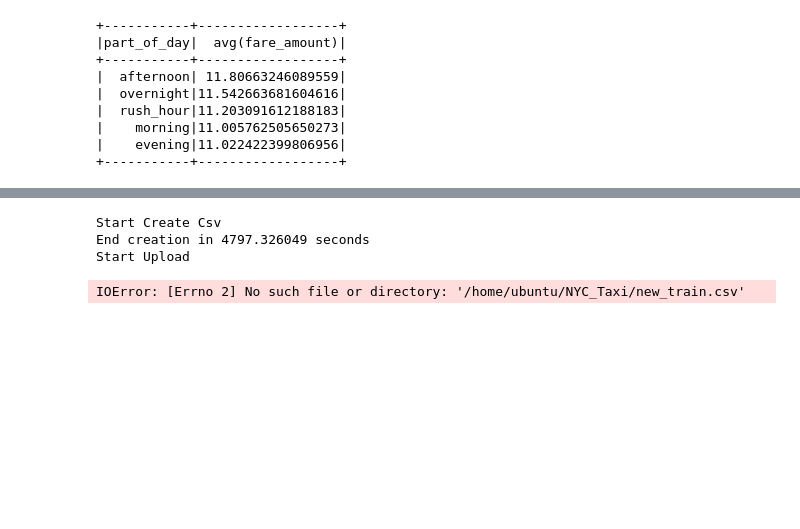
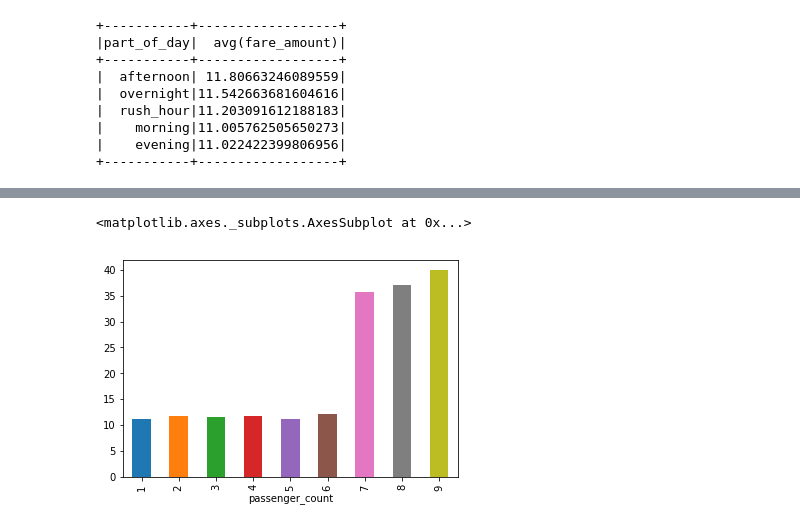
Before and after one commit to CalenDario13/NYC_Taxi, a Jupyter notebook: BDC_project.ipynb, the cells around one changed output, grey strips where cells are left out. Saved outputs shown, nothing was run; the diff lists cells and outputs as text; code cells hidden in the pictures; blank space fills up the shorter version.

Commit message:
Add passenger count and modify the final df to save

```diff
--- a/BDC_project.ipynb
+++ b/BDC_project.ipynb
@@ -691,0 +714,10 @@ train = timeTransform.cyclical_encoding(remove_cat=False)
+# %%
+# Clean Train:
+train = train.filter('passenger_count > 0 AND passenger_count <=15')
+# %%
+train.select('passenger_count', 'fare_amount').groupby('passenger_count').agg(F.mean('fare_amount')).sort('passenger_count')\
+.toPandas().plot.bar('passenger_count', 'avg(fare_amount)',legend=False)
+plt.show()
+# %% [output]
+<matplotlib.axes._subplots.AxesSubplot at 0x...>
+[figure, added]
@@ -693,16 +738,7 @@ train = timeTransform.cyclical_encoding(remove_cat=False)
 # Save new Train
 print('Start Create Csv:')
 s = time()
-train.write.format("csv").save("/tmp/spark_output/datacsv", H)
-print('End creation in {:f} seconds'.format(time()-s))
-
-# Move to Bucket:
-print('Start Upload:')
-s = time()
-Bucket.upload_file_to_bucket('new_train.csv', '/home/ubuntu/NYC_Taxi/')
-print('Succesfully Uploaded! Time ellapsed: {:f}'.format(time()-s))
+train.select('fare_amount','pickup_datetime','pickup_longitude','pickup_latitude','dropoff_longitude','dropoff_latitude', 'haversine_dist','airport',
+             'direction','long_short', 'passenger_count', 'taxi_or_van','is_week_end','part_of_day')\
+.write.format("csv").option('header', 'true').save(PATH_BUCKET)
+print('End creation in {:f} minutess'.format( (time()-s)/60 )
-# %% [output]
-Start Create Csv
-End creation in 4797.326049 seconds
-Start Upload
-IOError: [Errno 2] No such file or directory: '/home/ubuntu/NYC_Taxi/new_train.csv'
```
Also changed, not shown: parts of 7 cells of this notebook.
